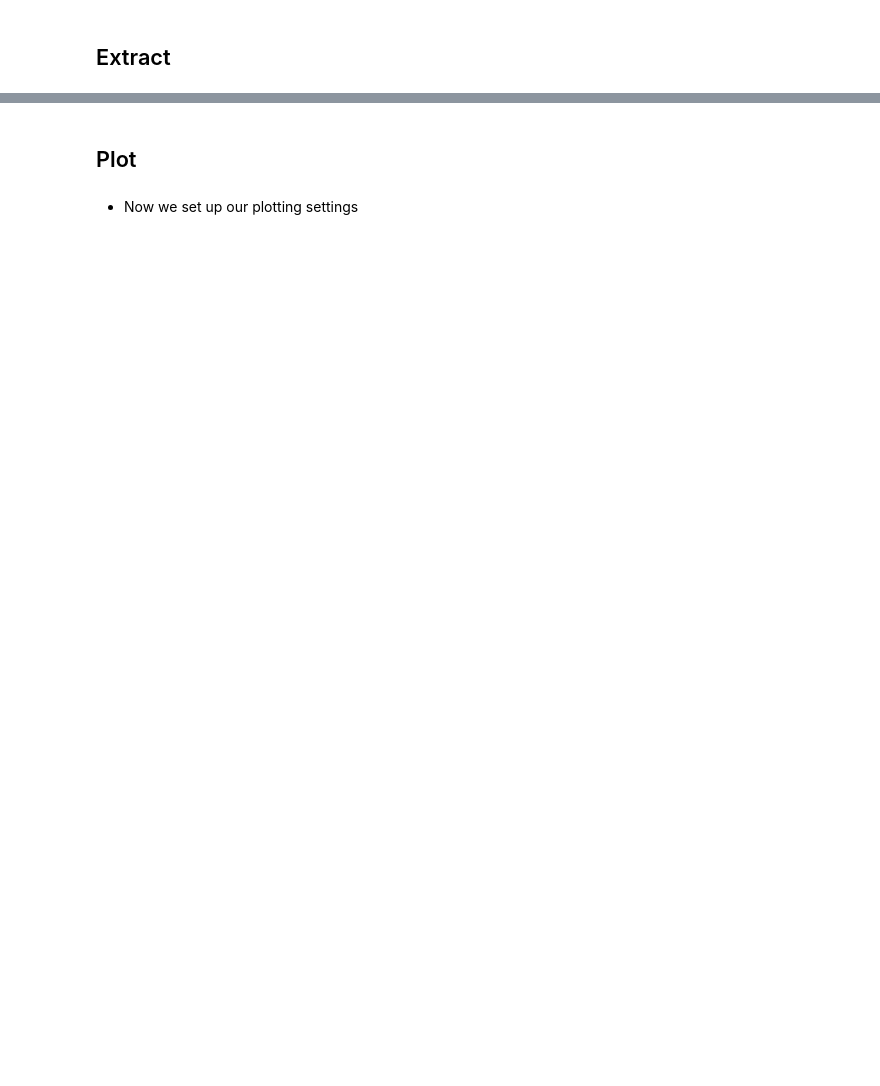
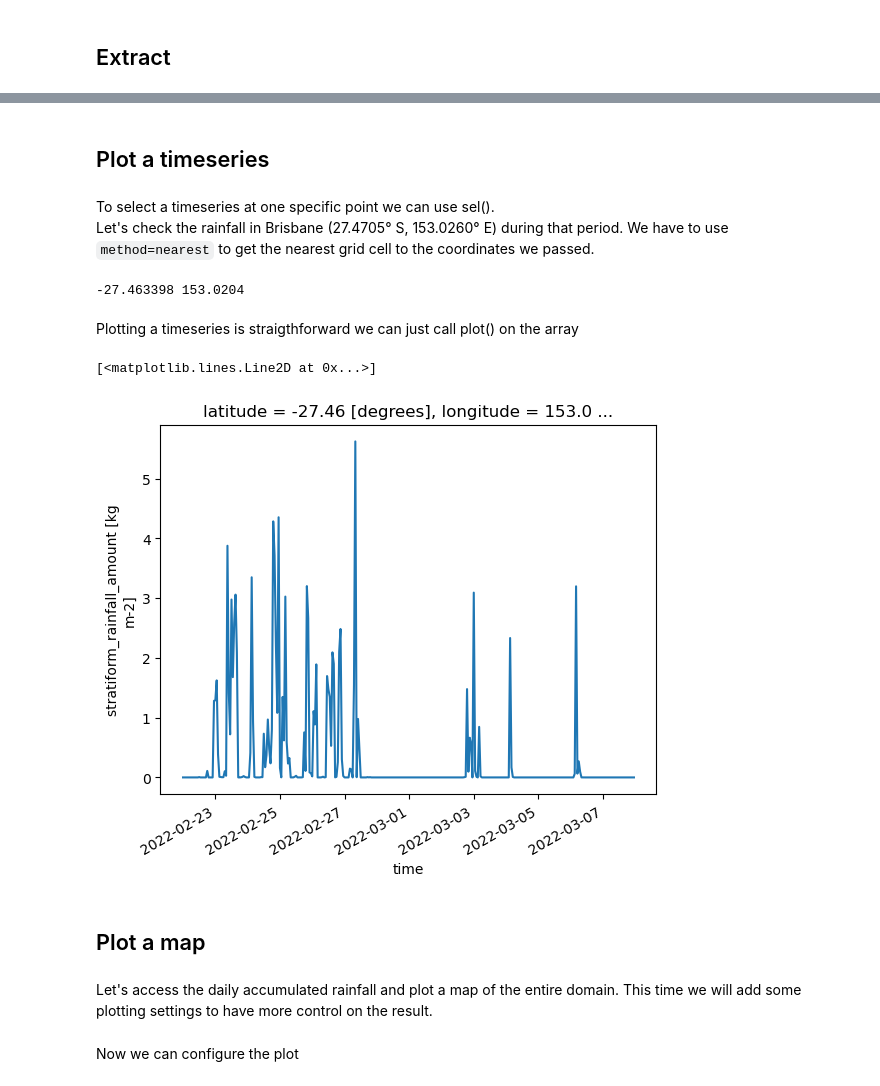
Before and after one commit to coecms/AUS2200_CLEX_analysis, a Jupyter notebook: notebooks/AUS2200_rainfall_plot.ipynb, the cells around one changed output, grey strips where cells are left out. Drawn from its saved outputs; the diff is of its cells as text; code cells hidden in the pictures; blank space fills up the shorter version.

```diff
--- a/notebooks/AUS2200_rainfall_plot.ipynb
+++ b/notebooks/AUS2200_rainfall_plot.ipynb
@@ -130,4 +179,21 @@ latitude_longitude
 # %% [markdown]
-## Plot
+## Plot a timeseries
-# %% [markdown]
-- Now we set up our plotting settings
+# %% [markdown]
+To select a timeseries at one specific point we can use sel().<br>
+Let's check the rainfall in Brisbane (27.4705° S, 153.0260° E) during that period. We have to use `method=nearest` to get the nearest grid cell to the coordinates we passed.
+# %%
+brisbane = pr_1hr.sel(latitude=-27.4705, longitude=153.026, method='nearest')
+print(brisbane.latitude.values, brisbane.longitude.values)
+# %% [output]
+-27.463398 153.0204
+# %% [markdown]
+Plotting a timeseries is straigthforward we can just call plot() on the array
+# %%
+brisbane.plot()
+# %% [output]
+[<matplotlib.lines.Line2D at 0x...>]
+[figure, added]
+# %% [markdown]
+## Plot a map
+# %% [markdown]
+Let's access the daily accumulated rainfall and plot a map of the entire domain. This time we will add some plotting settings to have more control on the result.
@@ -134,3 +204,5 @@ latitude_longitude
+# %% [markdown]
+Now we can configure the plot
 # %%
 # Create an empty figure of a certain size
 plt.figure(figsize=(10, 10))
```
Also changed, not shown: parts of 25 cells of this notebook, 3 other files.
